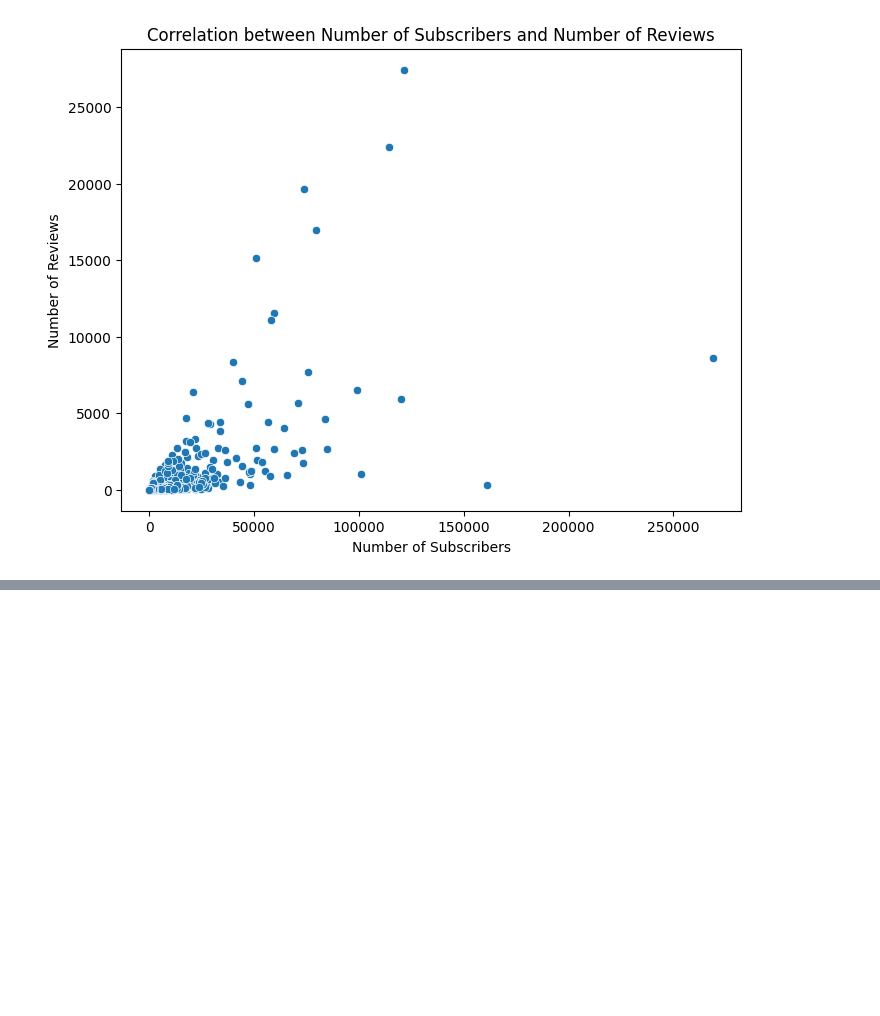
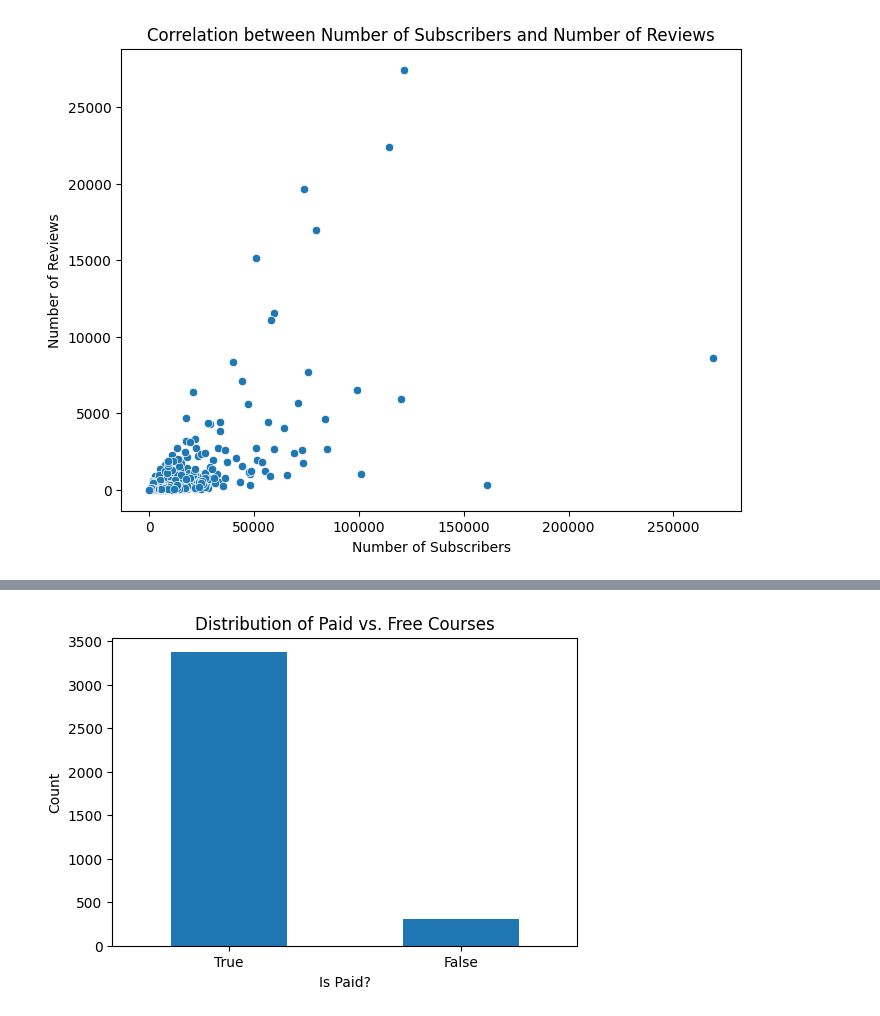
Before and after one commit to Tanay-Dwivedi/Udemy-Courses-Data-Analysis, a Jupyter notebook: udemy_courses_data_analysis.ipynb, the cells around one changed output, grey strips where cells are left out. Saved outputs shown, nothing was run; the diff lists cells and outputs as text; code cells hidden in the pictures; blank space fills up the shorter version.

```diff
--- a/udemy_courses_data_analysis.ipynb
+++ b/udemy_courses_data_analysis.ipynb
@@ -328,0 +350,12 @@ plt.show()
+# %%
+# Distribution of paid vs. free courses
+
+plt.figure(figsize=(6, 4))
+df['is_paid'].value_counts().plot(kind='bar')
+plt.title('Distribution of Paid vs. Free Courses')
+plt.xlabel('Is Paid?')
+plt.ylabel('Count')
+plt.xticks(rotation=0)
+plt.show()
+# %% [output]
+[figure, added]
```
Also changed, not shown: parts of 2 cells of this notebook.
